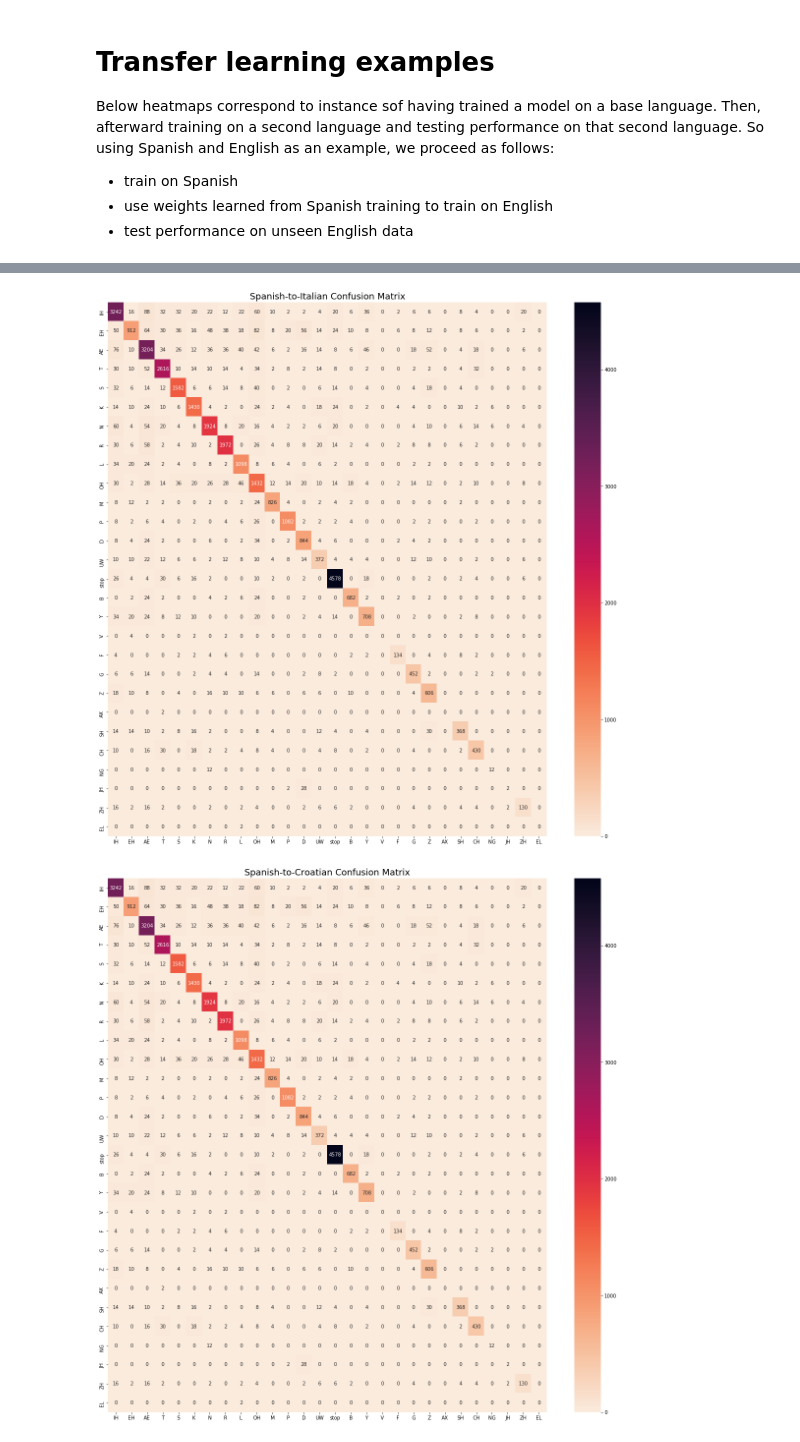
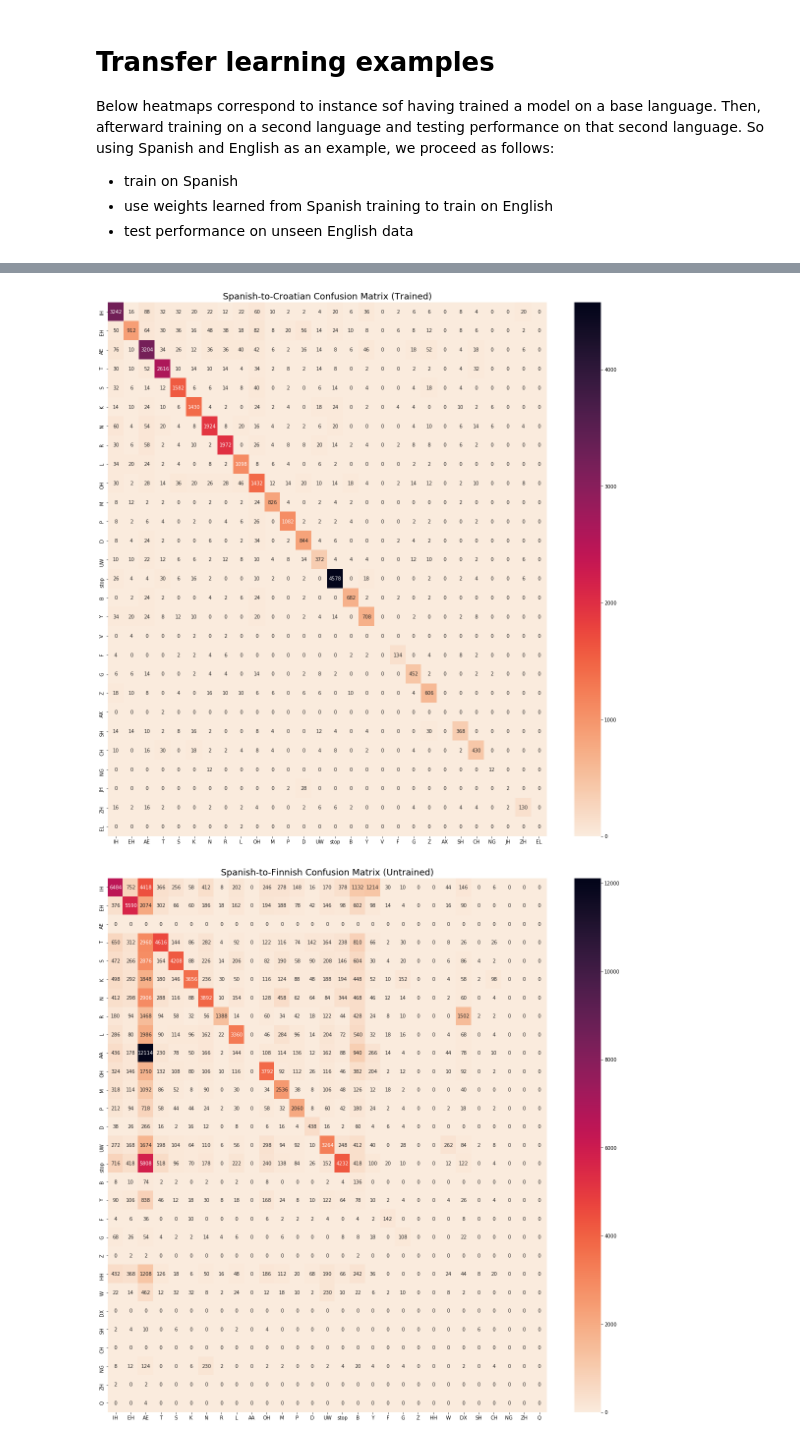
Before and after one commit to amauriciorr/capstone-project-47, a Jupyter notebook: notebooks/spanish-finnish-heatmaps.ipynb, the cells around one changed output, grey strips where cells are left out. Drawn from its saved outputs; the diff is of its cells as text; code cells hidden in the pictures.

Commit message:
add pre-test predictions heatmap

```diff
--- a/notebooks/spanish-finnish-heatmaps.ipynb
+++ b/notebooks/spanish-finnish-heatmaps.ipynb
@@ -16,6 +17,19 @@ spanish_labels = pkl.load(open('../data/model_predictions/spanish_labels.p', 'rb
 finnish_preds = pkl.load(open('../data/model_predictions/finnish_preds.p', 'rb'))
 finnish_labels = pkl.load(open('../data/model_predictions/finnish_labels.p', 'rb'))
 
+# spanish predictions on other language data before training
+spanish2english_preds_bt = pkl.load(open('../data/model_predictions/spanish2english_preds-no_train.p', 'rb'))
+spanish2english_labels_bt = pkl.load(open('../data/model_predictions/spanish2english_labels-no_train.p', 'rb'))
+spanish2finnish_preds_bt = pkl.load(open('../data/model_predictions/spanish2finnish_preds-no_train.p', 'rb'))
+spanish2finnish_labels_bt = pkl.load(open('../data/model_predictions/spanish2finnish_labels-no_train.p', 'rb'))
+spanish2italian_preds_bt = pkl.load(open('../data/model_predictions/spanish2italian_preds-no_train.p', 'rb'))
+spanish2italian_labels_bt = pkl.load(open('../data/model_predictions/spanish2italian_labels-no_train.p', 'rb'))
+spanish2dutch_preds_bt = pkl.load(open('../data/model_predictions/spanish2dutch_preds-no_train.p', 'rb'))
+spanish2dutch_labels_bt = pkl.load(open('../data/model_predictions/spanish2dutch_labels-no_train.p', 'rb'))
+spanish2croatian_preds_bt = pkl.load(open('../data/model_predictions/spanish2croatian_preds-no_train.p', 'rb'))
+spanish2croatian_labels_bt = pkl.load(open('../data/model_predictions/spanish2croatian_labels-no_train.p', 'rb'))
+
+#spanish-base transfer learning to other language predictions.
 spanish2english_preds = pkl.load(open('../data/model_predictions/spanish2english_preds.p', 'rb'))
 spanish2english_labels = pkl.load(open('../data/model_predictions/spanish2english_labels.p', 'rb'))
 spanish2finnish_preds = pkl.load(open('../data/model_predictions/spanish2finnish_preds.p', 'rb'))
@@ -27,6 +41,20 @@ spanish2italian_labels = pkl.load(open('../data/model_predictions/spanish2italia
 spanish2dutch_preds = pkl.load(open('../data/model_predictions/spanish2dutch_preds.p', 'rb'))
 spanish2dutch_labels = pkl.load(open('../data/model_predictions/spanish2dutch_labels.p', 'rb'))
 
+# finnish predictions on other language data before training
+finnish2english_labels_bt = pkl.load(open('../data/model_predictions/finnish2english_labels-no_train.p', 'rb'))
+finnish2english_preds_bt = pkl.load(open('../data/model_predictions/finnish2english_preds-no_train.p', 'rb'))
+finnish2spanish_labels_bt = pkl.load(open('../data/model_predictions/finnish2spanish_labels-no_train.p', 'rb'))
+finnish2spanish_preds_bt = pkl.load(open('../data/model_predictions/finnish2spanish_preds-no_train.p', 'rb'))
+finnish2italian_labels_bt = pkl.load(open('../data/model_predictions/finnish2italian_labels-no_train.p', 'rb'))
+finnish2italian_preds_bt = pkl.load(open('../data/model_predictions/finnish2italian_preds-no_train.p', 'rb'))
+finnish2dutch_labels_bt = pkl.load(open('../data/model_predictions/finnish2dutch_labels-no_train.p', 'rb'))
+finnish2dutch_preds_bt = pkl.load(open('../data/model_predictions/finnish2dutch_preds-no_train.p', 'rb'))
+finnish2croatian_labels_bt = pkl.load(open('../data/model_predictions/finnish2croatian_labels-no_train.p', 'rb'))
+finnish2croatian_preds_bt = pkl.load(open('../data/model_predictions/finnish2croatian_preds-no_train.p', 'rb'))
+
+#finnish-base transfer learning to other language predictions.
+
 finnish2english_preds = pkl.load(open('../data/model_predictions/finnish2english_preds.p', 'rb'))
 finnish2english_labels = pkl.load(open('../data/model_predictions/finnish2english_labels.p', 'rb'))
 finnish2spanish_preds = pkl.load(open('../data/model_predictions/finnish2spanish_preds.p', 'rb'))
@@ -82,9 +126,9 @@ make_heatmap(spanish2english_preds, spanish2english_labels, 'Spanish-to-English
 # %%
-make_heatmap(spanish2croatian_preds, spanish2croatian_labels, 'Spanish-to-Italian Confusion Matrix')
+make_heatmap(spanish2croatian_preds, spanish2croatian_labels, 'Spanish-to-Croatian Confusion Matrix (Trained)')
 # %% [output]
-[figure, old version]
+[figure, new version]
 # %%
-make_heatmap(spanish2croatian_preds, spanish2croatian_labels, 'Spanish-to-Croatian Confusion Matrix')
+make_heatmap(spanish2finnish_preds_bt, spanish2finnish_labels_bt, 'Spanish-to-Finnish Confusion Matrix (Untrained)')
 # %% [output]
-[figure, old version]
+[figure, new version]
 # %%
```
Also changed, not shown: parts of 21 cells of this notebook, 41 other files.
